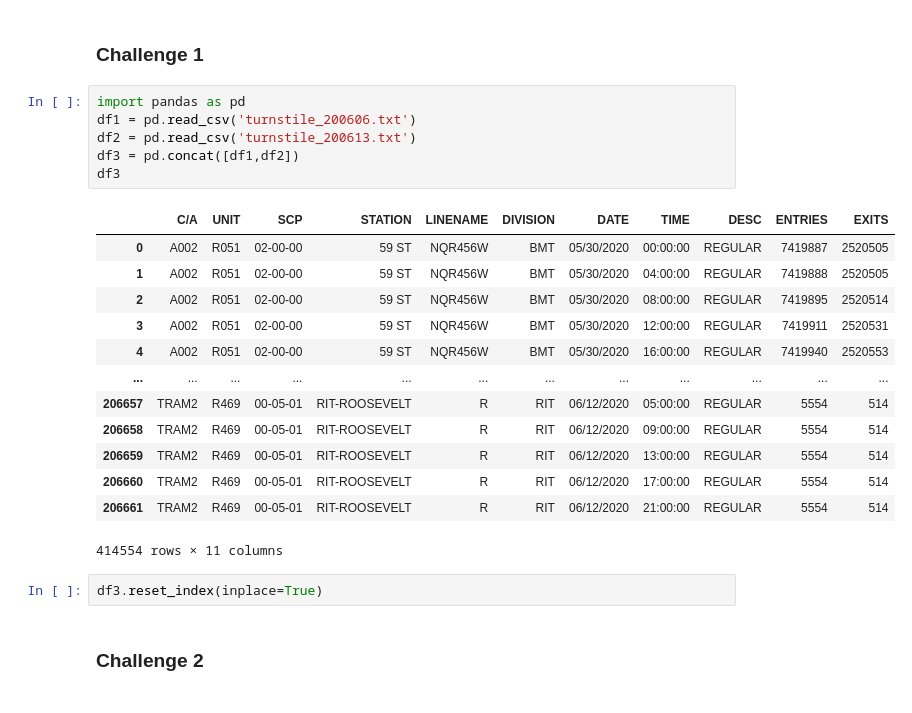
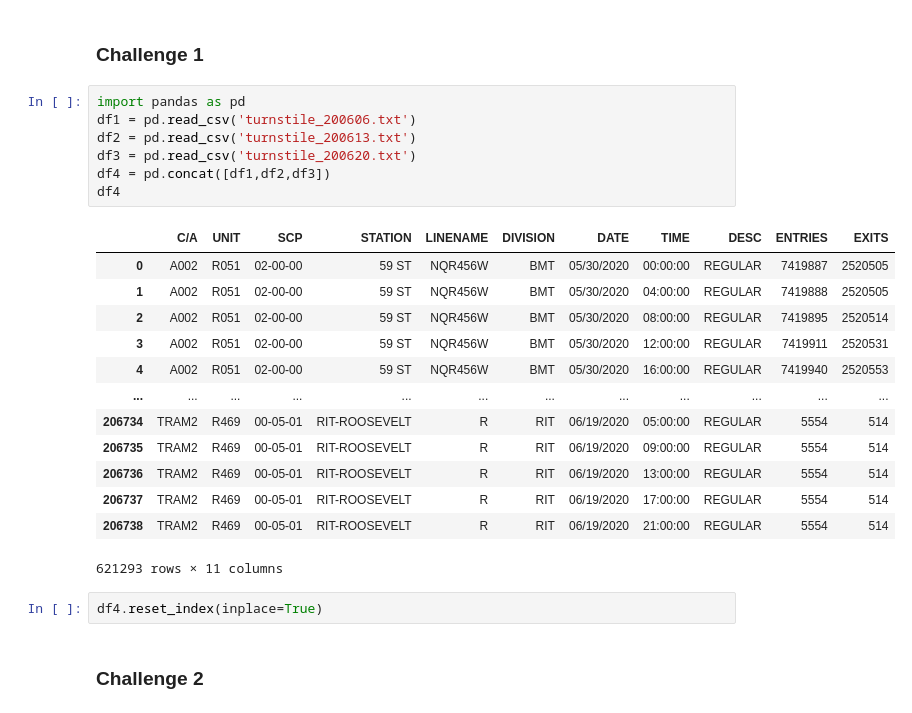
Before and after one commit to eunchanity/davids_repo, a Jupyter notebook: challenges/challenge_1/challenge_set_1_david.ipynb, the cells around one changed output. Drawn from its saved outputs; the diff is of its cells as text.

```diff
--- a/challenges/challenge_1/challenge_set_1_david.ipynb
+++ b/challenges/challenge_1/challenge_set_1_david.ipynb
@@ -11,25 +11,26 @@ Worked with:  Adam Rauckhorst, Dyllan Usher
 # %%
 import pandas as pd
 df1 = pd.read_csv('turnstile_200606.txt')
 df2 = pd.read_csv('turnstile_200613.txt')
-df3 = pd.concat([df1,df2])
-df3
+df3 = pd.read_csv('turnstile_200620.txt')
+df4 = pd.concat([df1,df2,df3])
+df4
 # %% [output]
 |  | C/A | UNIT | SCP | STATION | LINENAME | DIVISION | DATE | TIME | DESC | ENTRIES | EXITS |
 | 0 | A002 | R051 | 02-00-00 | 59 ST | NQR456W | BMT | 05/30/2020 | 00:00:00 | REGULAR | 7419887 | 2520505 |
 | 1 | A002 | R051 | 02-00-00 | 59 ST | NQR456W | BMT | 05/30/2020 | 04:00:00 | REGULAR | 7419888 | 2520505 |
 | 2 | A002 | R051 | 02-00-00 | 59 ST | NQR456W | BMT | 05/30/2020 | 08:00:00 | REGULAR | 7419895 | 2520514 |
 | 3 | A002 | R051 | 02-00-00 | 59 ST | NQR456W | BMT | 05/30/2020 | 12:00:00 | REGULAR | 7419911 | 2520531 |
 | 4 | A002 | R051 | 02-00-00 | 59 ST | NQR456W | BMT | 05/30/2020 | 16:00:00 | REGULAR | 7419940 | 2520553 |
 | ... | ... | ... | ... | ... | ... | ... | ... | ... | ... | ... | ... |
-| 206657 | TRAM2 | R469 | 00-05-01 | RIT-ROOSEVELT | R | RIT | 06/12/2020 | 05:00:00 | REGULAR | 5554 | 514 |
-| 206658 | TRAM2 | R469 | 00-05-01 | RIT-ROOSEVELT | R | RIT | 06/12/2020 | 09:00:00 | REGULAR | 5554 | 514 |
-| 206659 | TRAM2 | R469 | 00-05-01 | RIT-ROOSEVELT | R | RIT | 06/12/2020 | 13:00:00 | REGULAR | 5554 | 514 |
-| 206660 | TRAM2 | R469 | 00-05-01 | RIT-ROOSEVELT | R | RIT | 06/12/2020 | 17:00:00 | REGULAR | 5554 | 514 |
-| 206661 | TRAM2 | R469 | 00-05-01 | RIT-ROOSEVELT | R | RIT | 06/12/2020 | 21:00:00 | REGULAR | 5554 | 514 |
+| 206734 | TRAM2 | R469 | 00-05-01 | RIT-ROOSEVELT | R | RIT | 06/19/2020 | 05:00:00 | REGULAR | 5554 | 514 |
+| 206735 | TRAM2 | R469 | 00-05-01 | RIT-ROOSEVELT | R | RIT | 06/19/2020 | 09:00:00 | REGULAR | 5554 | 514 |
+| 206736 | TRAM2 | R469 | 00-05-01 | RIT-ROOSEVELT | R | RIT | 06/19/2020 | 13:00:00 | REGULAR | 5554 | 514 |
+| 206737 | TRAM2 | R469 | 00-05-01 | RIT-ROOSEVELT | R | RIT | 06/19/2020 | 17:00:00 | REGULAR | 5554 | 514 |
+| 206738 | TRAM2 | R469 | 00-05-01 | RIT-ROOSEVELT | R | RIT | 06/19/2020 | 21:00:00 | REGULAR | 5554 | 514 |
-414554 rows × 11 columns
+621293 rows × 11 columns
 # %%
-df3.reset_index(inplace=True)
+df4.reset_index(inplace=True)
 # %% [markdown]
 ### Challenge 2
 # %%
```
Also changed, not shown: parts of 28 cells of this notebook.
